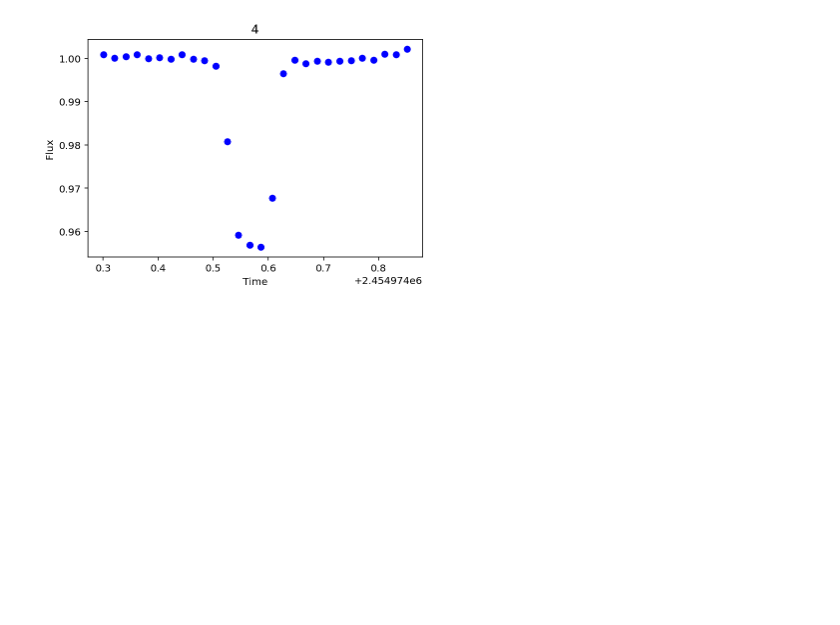
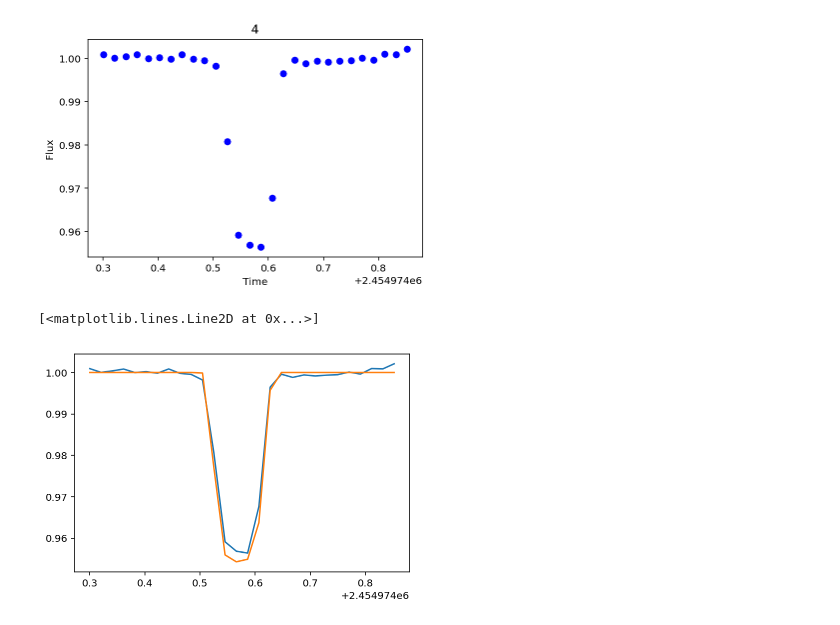
Before and after one commit to bmorris3/salter, a Jupyter notebook: show_lc.ipynb, the cells around one changed output. Saved outputs shown, nothing was run; the diff lists cells and outputs as text; code cells hidden in the pictures; blank space fills up the shorter version.

```diff
--- a/show_lc.ipynb
+++ b/show_lc.ipynb
@@ -45,6 +45,17 @@ transits = near_transit.get_transit_light_curves()
 for transit in transits:
     transit.remove_linear_baseline()
 # %%
-transits[4].plot()
+sample_transit = transits[4]
+
+sample_transit.plot()
 # %% [output]
 [figure]
+# %%
+# Compute mandel & agol model
+model = sample_transit.transit_model()
+
+plt.plot(sample_transit.times.jd, sample_transit.fluxes)
+plt.plot(sample_transit.times.jd, model)
+# %% [output]
+[<matplotlib.lines.Line2D at 0x...>]
+[figure, added]
```
Also changed, not shown: parts of 1 cell of this notebook, 1 other file.
